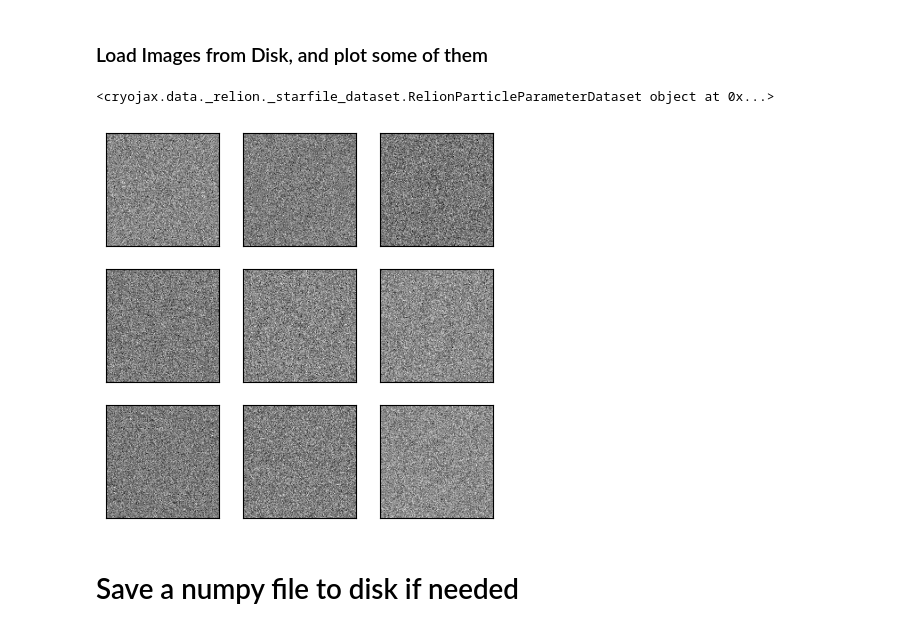
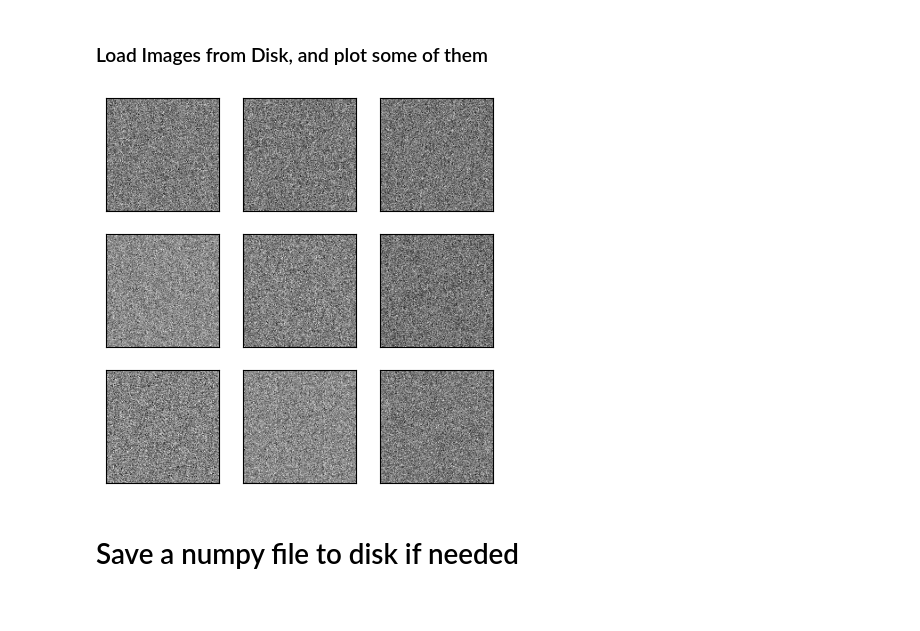
Before and after one commit to aevans1/ensemble_sim, a Jupyter notebook: source_estimation_playground.ipynb, the cells around one changed output. Saved outputs shown, nothing was run; the diff lists cells and outputs as text; code cells hidden in the pictures.

Commit message:
updating to new jax and cryojax

```diff
--- a/source_estimation_playground.ipynb
+++ b/source_estimation_playground.ipynb
@@ -101,16 +107,19 @@ instrument_config = utils.instrument_config_from_params(config)
 particle_parameters = sim.make_particle_parameters(keys, instrument_config)
 
 # generate the a "starfile", I/O paradigm for software Relion
-write_starfile_with_particle_parameters(
-    particle_parameters,
-    config["path_to_starfile"],
-    mrc_batch_size=config["number_of_images"],
-    overwrite=True,
+new_parameters_file = RelionParticleParameterFile(
+    path_to_starfile=config["path_to_starfile"],
+    mode="w",
+    exists_ok=True,
 )
-parameter_reader = RelionParticleParameterDataset(
-    path_to_starfile=config["path_to_starfile"],
+new_parameters_file.append(particle_parameters)
+new_parameters_file.save(overwrite=True)
+
+particle_dataset = RelionParticleStackDataset(
+    parameter_file=new_parameters_file,
     path_to_relion_project=config["path_to_images"],
-    loads_envelope=True
+    mode="w",
+    mrcfile_settings={"overwrite": True}
 )
 
 # Create static image formation stuff: potentials, potential integrator
@@ -157,21 +161,16 @@ write_simulated_image_stack_from_starfile(
 # %% [markdown]
 ### Load Images from Disk, and plot some of them
 # %%
-# First load the data and see how some of it looks
-particle_reader = RelionParticleStackDataset(parameter_reader)
-
 # check first 9 images
-image_batch = particle_reader[0:9].images
-print(parameter_reader)
+image_batch = particle_dataset[0:9]["images"]
 fig, axes = plt.subplots(3, 3, figsize=(5, 5))
 for idx, ax in enumerate(axes.reshape(-1)):
     ax.imshow(image_batch[idx, :], cmap="gray")
     ax.set_yticks([])
     ax.set_xticks([])
 #plt.savefig(f"figures/noised_images", dpi=300)
 # %% [output]
-<cryojax.data._relion._starfile_dataset.RelionParticleParameterDataset object at 0x...>
-[figure, old version]
+[figure, new version]
 # %% [markdown]
 # Save a numpy file to disk if needed
 # %%
```
Also changed, not shown: parts of 11 cells of this notebook, 3 other files.
